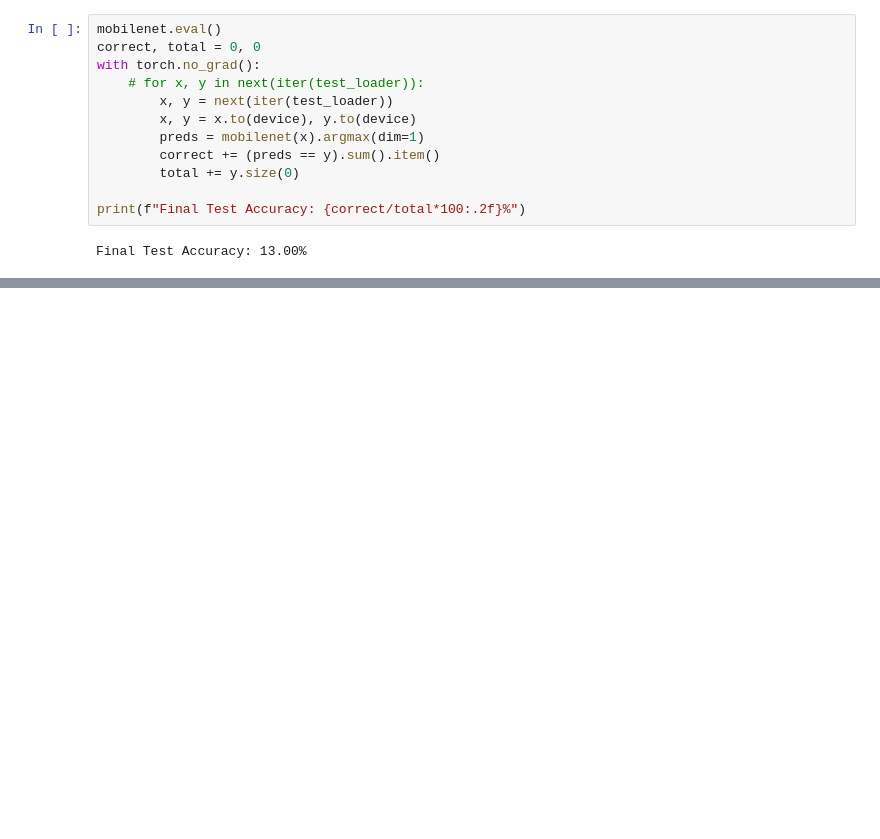
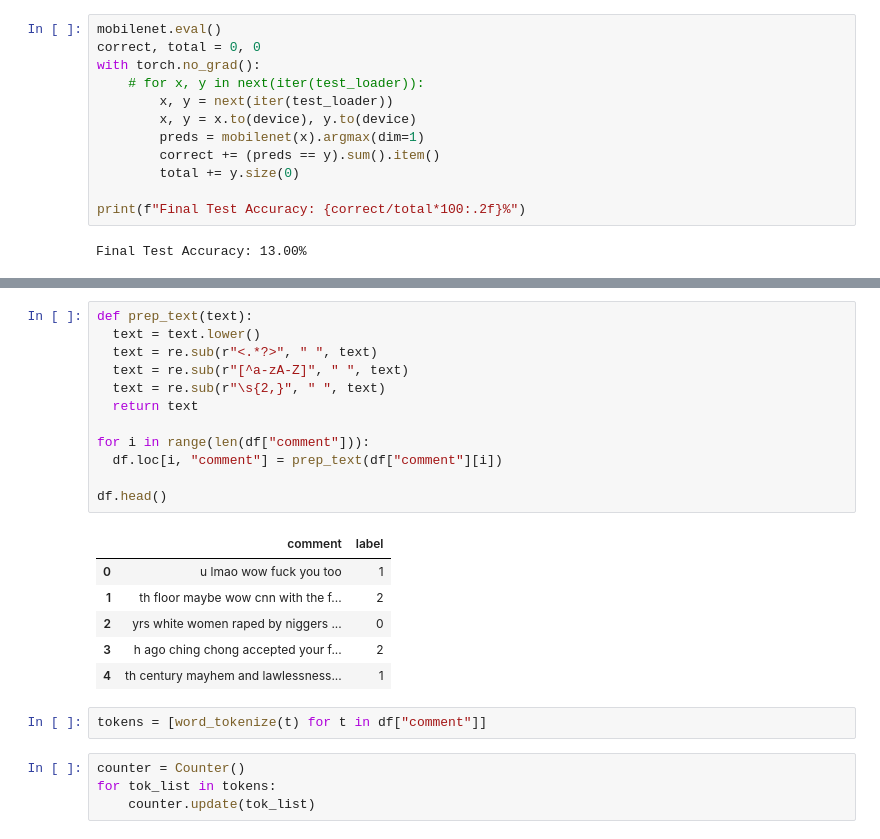
Before and after one commit to Borwec/ida_25_26, a Jupyter notebook: lab3/lab3.ipynb, the cells around one changed output, grey strips where cells are left out. Saved outputs shown, nothing was run; the diff lists cells and outputs as text; blank space fills up the shorter version.

```diff
--- a/lab3/lab3.ipynb
+++ b/lab3/lab3.ipynb
@@ -477,0 +524,25 @@ Final Test Accuracy: 13.00%
+# %%
+def prep_text(text):
+  text = text.lower()
+  text = re.sub(r"<.*?>", " ", text)
+  text = re.sub(r"[^a-zA-Z]", " ", text)
+  text = re.sub(r"\s{2,}", " ", text)
+  return text
+
+for i in range(len(df["comment"])):
+  df.loc[i, "comment"] = prep_text(df["comment"][i])
+
+df.head()
+# %% [output]
+|  | comment | label |
+| 0 | u lmao wow fuck you too | 1 |
+| 1 | th floor maybe wow cnn with the f... | 2 |
+| 2 | yrs white women raped by niggers ... | 0 |
+| 3 | h ago ching chong accepted your f... | 2 |
+| 4 | th century mayhem and lawlessness... | 1 |
+# %%
+tokens = [word_tokenize(t) for t in df["comment"]]
+# %%
+counter = Counter()
+for tok_list in tokens:
+    counter.update(tok_list)
```
Also changed, not shown: parts of 29 cells of this notebook.
